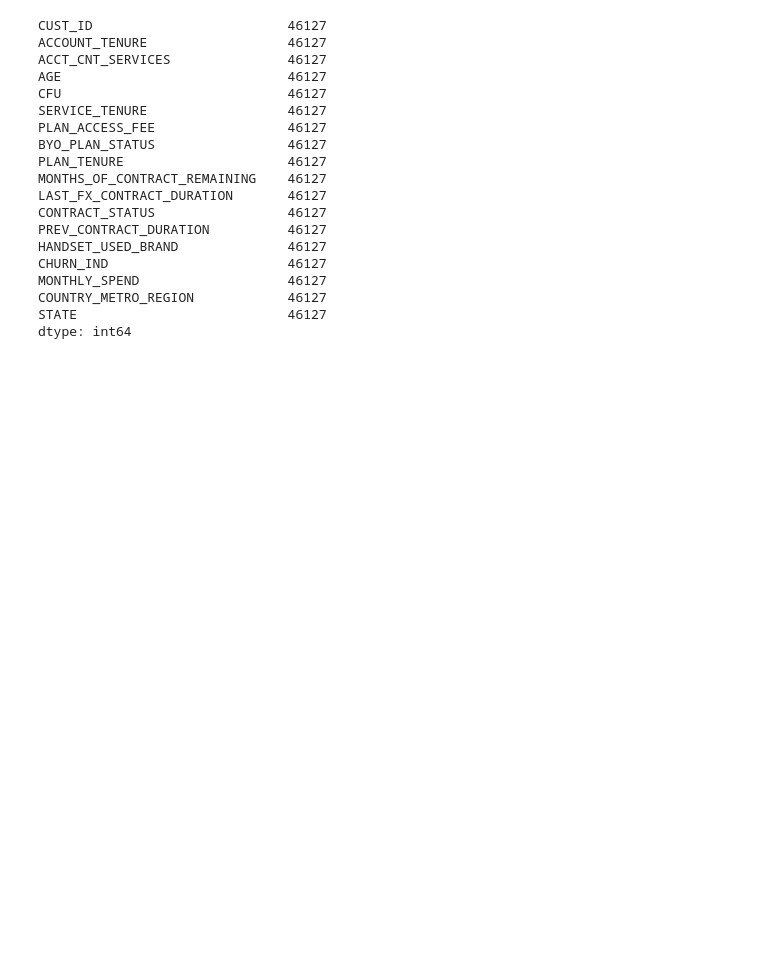
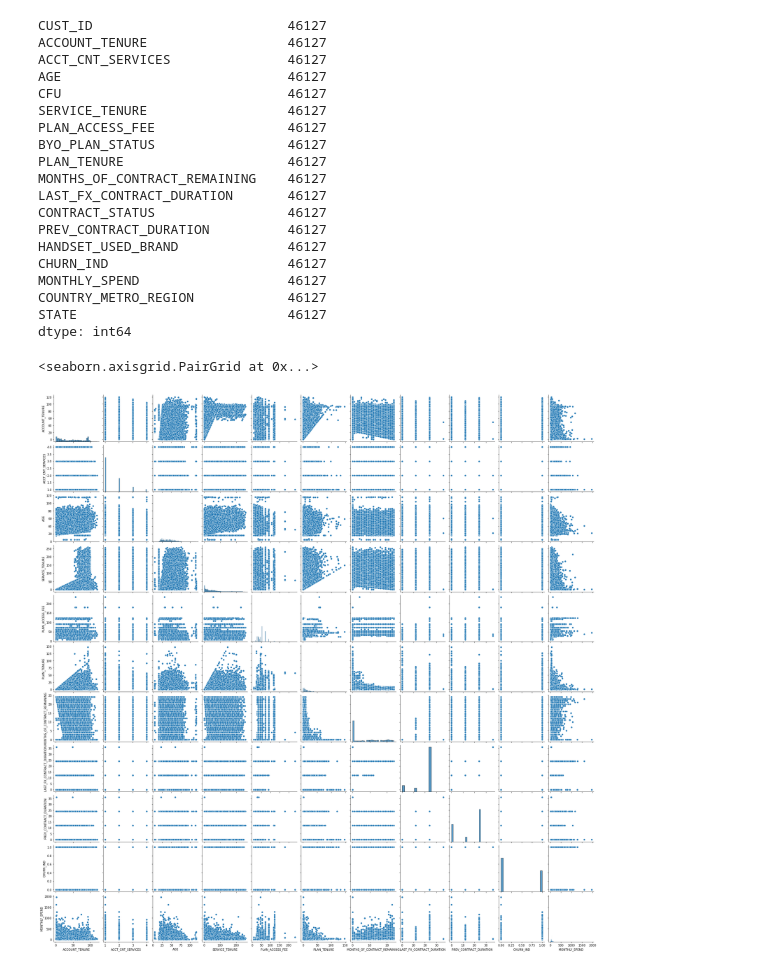
Before and after one commit to MQCOMP2200-S2-2021/data-science-portfolio-avagardiner, a Jupyter notebook: Portfolio 3.ipynb, the cells around one changed output. Saved outputs shown, nothing was run; the diff lists cells and outputs as text; code cells hidden in the pictures; blank space fills up the shorter version.

Commit message:
Create and Analyse the Attributes in the Pair-Plot: Portfolio3

```diff
--- a/Portfolio 3.ipynb
+++ b/Portfolio 3.ipynb
@@ -137,3 +137,9 @@ MONTHLY_SPEND                   46127
 COUNTRY_METRO_REGION            46127
 STATE                           46127
 dtype: int64
+# %%
+# DRAWING A PAIR-PLOT FOR ALL ATTRIBUTES EXCEPT THE 1ST COLUMN,'CUST_ID'
+sns.pairplot(churn_filter.iloc[:,1:])
+# %% [output]
+<seaborn.axisgrid.PairGrid at 0x...>
+[figure, added]
```
Also changed, not shown: parts of 2 cells of this notebook.
